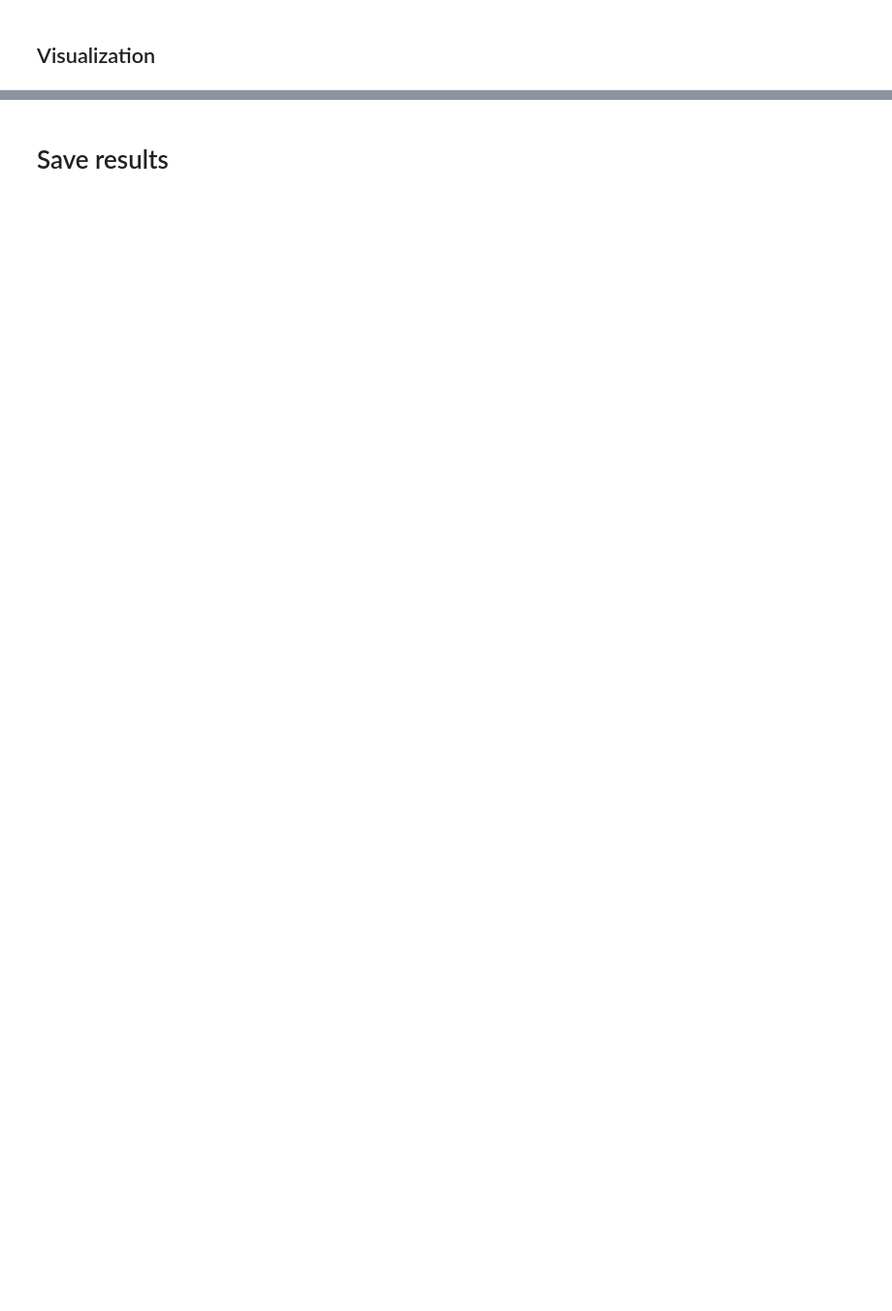
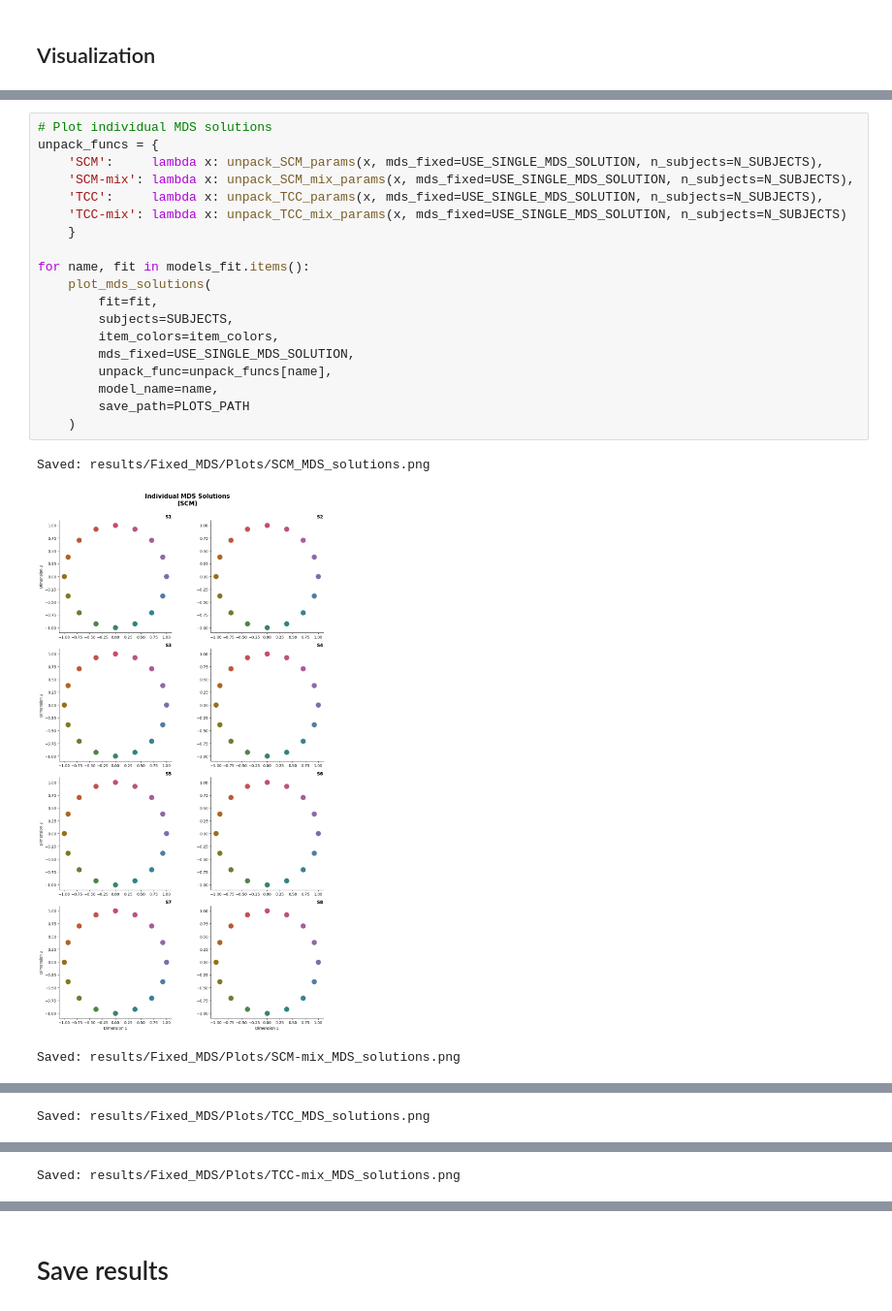
Before and after one commit to DaniilAzarov123/color-identification, a Jupyter notebook: analysis.ipynb, the cells around one changed output, grey strips where cells are left out. Shown at 97% size. Cells and saved outputs as stored; diff of their text form; blank space fills up the shorter version.

```diff
--- a/analysis.ipynb
+++ b/analysis.ipynb
@@ -461,0 +421,23 @@ Saved: results/Fixed_MDS/Plots/all_models_pred_vs_obs.png
+# %%
+# Plot individual MDS solutions
+unpack_funcs = {
+    'SCM':     lambda x: unpack_SCM_params(x, mds_fixed=USE_SINGLE_MDS_SOLUTION, n_subjects=N_SUBJECTS),
+    'SCM-mix': lambda x: unpack_SCM_mix_params(x, mds_fixed=USE_SINGLE_MDS_SOLUTION, n_subjects=N_SUBJECTS),
+    'TCC':     lambda x: unpack_TCC_params(x, mds_fixed=USE_SINGLE_MDS_SOLUTION, n_subjects=N_SUBJECTS),
+    'TCC-mix': lambda x: unpack_TCC_mix_params(x, mds_fixed=USE_SINGLE_MDS_SOLUTION, n_subjects=N_SUBJECTS)
+    }
+
+for name, fit in models_fit.items():
+    plot_mds_solutions(
+        fit=fit,
+        subjects=SUBJECTS,
+        item_colors=item_colors,
+        mds_fixed=USE_SINGLE_MDS_SOLUTION,
+        unpack_func=unpack_funcs[name],
+        model_name=name,
+        save_path=PLOTS_PATH
+    )
+# %% [output]
+Saved: results/Fixed_MDS/Plots/SCM_MDS_solutions.png
+[figure, added]
+Saved: results/Fixed_MDS/Plots/SCM-mix_MDS_solutions.png
@@ -461,0 +445 @@ Saved: results/Fixed_MDS/Plots/all_models_pred_vs_obs.png
+Saved: results/Fixed_MDS/Plots/TCC_MDS_solutions.png
@@ -461,0 +447 @@ Saved: results/Fixed_MDS/Plots/all_models_pred_vs_obs.png
+Saved: results/Fixed_MDS/Plots/TCC-mix_MDS_solutions.png
```
Also changed, not shown: parts of 23 cells of this notebook, 28 other files.
